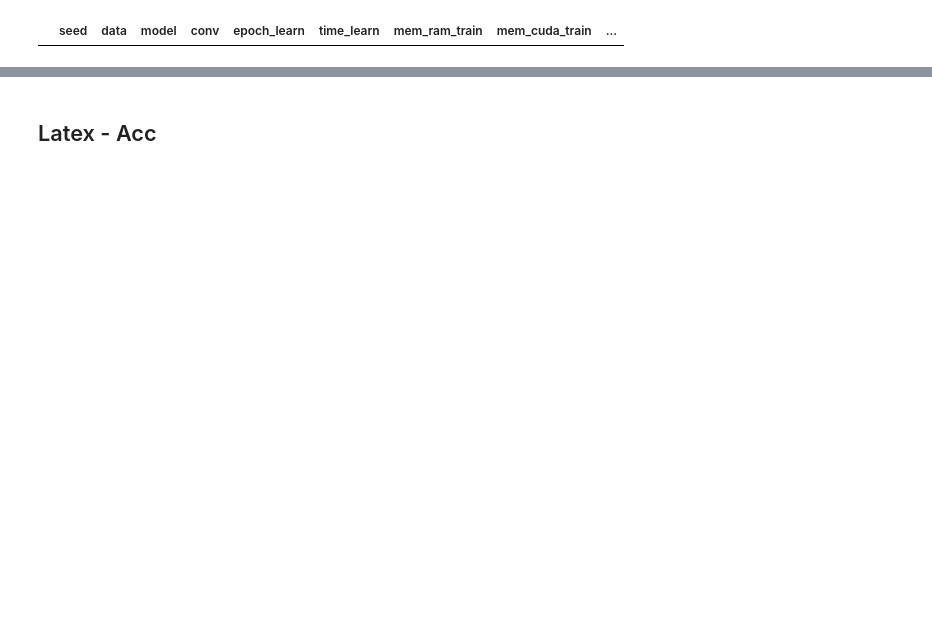
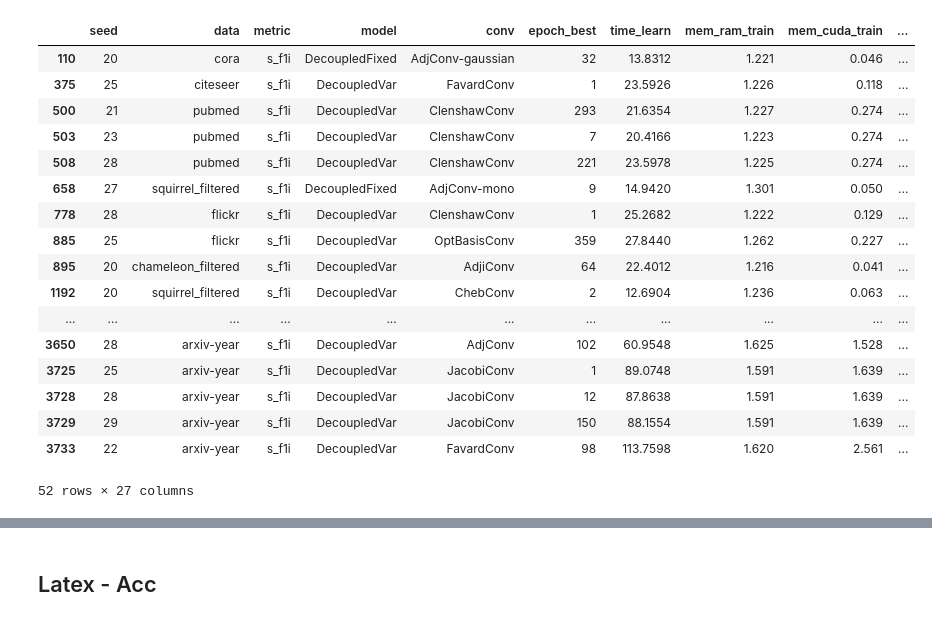
Before and after one commit to gdmnl/Spectral-GNN-Benchmark, a Jupyter notebook: examples/res_process/tab_res_fb.ipynb, the cells around one changed output, grey strips where cells are left out. Drawn from its saved outputs; the diff is of its cells as text; code cells hidden in the pictures; blank space fills up the shorter version.

```diff
--- a/examples/res_process/tab_res_fb.ipynb
+++ b/examples/res_process/tab_res_fb.ipynb
@@ -26,11 +9,50 @@ tori
-# %%
-dlst = ["cora", "citeseer", "pubmed", "flickr", "chameleon_filtered", "squirrel_filtered", "actor", "roman_empire", \
-        "amazon_ratings", "minesweeper", "tolokers", "questions", "reddit", "penn94", \
-        "ogbn-arxiv", "arxiv-year", "genius", "twitch-gamer", "ogbn-mag"]
-id_cols = ["seed", 'data', 'model', 'conv',]
-m_cols = ['epoch_learn', 'time_learn', 'mem_ram_train', 'mem_cuda_train', 's_f1i_test', 'time_eval',]
-t = tori[tori['data'].isin(dlst)][id_cols+m_cols].sort_values(by=['data', 'model', 'conv', 'seed'])
-t.sort_index(ascending=False).groupby(['data', 'model', 'conv']).filter(lambda x: len(x) > 3)
-# %% [output]
-|  | seed | data | model | conv | epoch_learn | time_learn | mem_ram_train | mem_cuda_train | ... |
+# %%
+# fpath = LOGPATH.joinpath('summary-fb.csv')
+fpath = '/home/nliao/code/Spectral-GNN-Benchmark/log/summary-fb.csv'
+t = pd.read_csv(fpath, engine='python')
+
+fpath = '/home/nliao/code/Spectral-GNN-Benchmark/log/summary-fb-f.csv'
+t2 = pd.read_csv(fpath, engine='python')
+
+t_id = t.apply(lambda row: '+'.join((str(row['seed']), row['data'], row['model'], row['conv'])), axis=1)
+t2_id = t2.apply(lambda row: '+'.join((str(row['seed']), row['data'], row['model'], row['conv'])), axis=1)
+t2_id.drop_duplicates(keep='last', inplace=True)
+t2 = t2.loc[t2_id.index]
+
+row_id = []
+for string in t2_id:
+    match_index = t[t_id == string].index
+    row_id.append(match_index[0])
+t2.index = row_id
+t.update(t2)
+
+t['s_test'] = t.apply(lambda row: row[row['metric'] + '_test'], axis=1)
+# t['zscore'] = t.groupby(['data', 'model', 'conv'])['s_test'].transform(lambda x: stats.zscore(x, ddof=0))
+t['time_learn'] = t['time_learn'] * 1000 / t['epoch_learn']
+t['time_eval'] = t['time_eval'] * 1000
+t.drop(columns=['epoch_learn'], inplace=True)
+
+t['median'] = t.groupby(['data', 'model', 'conv'])['s_test'].transform('median')
+t['std'] = t.groupby(['data'])['s_test'].transform('std')
+outlier = t['s_test'] < t['median'] - 2 * t['std']
+t[outlier]
+# %% [output]
+|  | seed | data | metric | model | conv | epoch_best | time_learn | mem_ram_train | mem_cuda_train | ... |
+| 110 | 20 | cora | s_f1i | DecoupledFixed | AdjConv-gaussian | 32 | 13.8312 | 1.221 | 0.046 | ... |
+| 375 | 25 | citeseer | s_f1i | DecoupledVar | FavardConv | 1 | 23.5926 | 1.226 | 0.118 | ... |
+| 500 | 21 | pubmed | s_f1i | DecoupledVar | ClenshawConv | 293 | 21.6354 | 1.227 | 0.274 | ... |
+| 503 | 23 | pubmed | s_f1i | DecoupledVar | ClenshawConv | 7 | 20.4166 | 1.223 | 0.274 | ... |
+| 508 | 28 | pubmed | s_f1i | DecoupledVar | ClenshawConv | 221 | 23.5978 | 1.225 | 0.274 | ... |
+| 658 | 27 | squirrel_filtered | s_f1i | DecoupledFixed | AdjConv-mono | 9 | 14.9420 | 1.301 | 0.050 | ... |
+| 778 | 28 | flickr | s_f1i | DecoupledVar | ClenshawConv | 1 | 25.2682 | 1.222 | 0.129 | ... |
+| 885 | 25 | flickr | s_f1i | DecoupledVar | OptBasisConv | 359 | 27.8440 | 1.262 | 0.227 | ... |
+| 895 | 20 | chameleon_filtered | s_f1i | DecoupledVar | AdjiConv | 64 | 22.4012 | 1.216 | 0.041 | ... |
+| 1192 | 20 | squirrel_filtered | s_f1i | DecoupledVar | ChebConv | 2 | 12.6904 | 1.236 | 0.063 | ... |
+| ... | ... | ... | ... | ... | ... | ... | ... | ... | ... | ... |
+| 3650 | 28 | arxiv-year | s_f1i | DecoupledVar | AdjConv | 102 | 60.9548 | 1.625 | 1.528 | ... |
+| 3725 | 25 | arxiv-year | s_f1i | DecoupledVar | JacobiConv | 1 | 89.0748 | 1.591 | 1.639 | ... |
+| 3728 | 28 | arxiv-year | s_f1i | DecoupledVar | JacobiConv | 12 | 87.8638 | 1.591 | 1.639 | ... |
+| 3729 | 29 | arxiv-year | s_f1i | DecoupledVar | JacobiConv | 150 | 88.1554 | 1.591 | 1.639 | ... |
+| 3733 | 22 | arxiv-year | s_f1i | DecoupledVar | FavardConv | 98 | 113.7598 | 1.620 | 2.561 | ... |
+52 rows × 27 columns
 # %%
```
Also changed, not shown: parts of 8 cells of this notebook, 7 other files.
